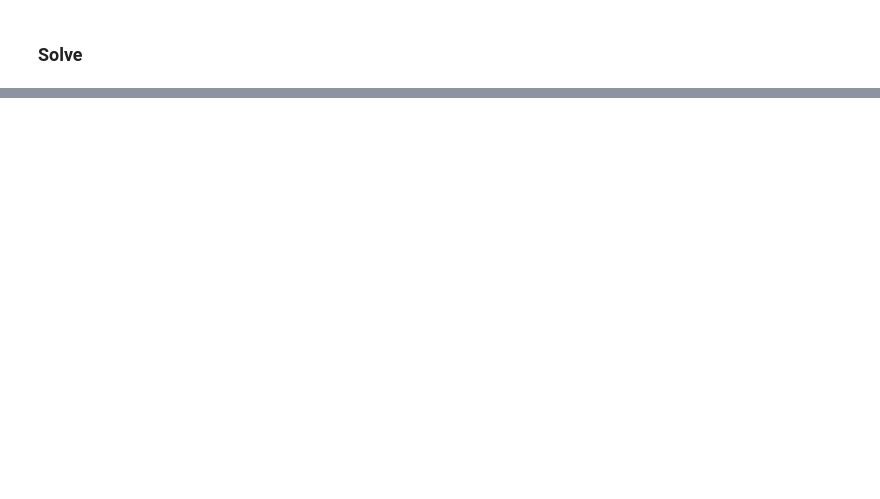
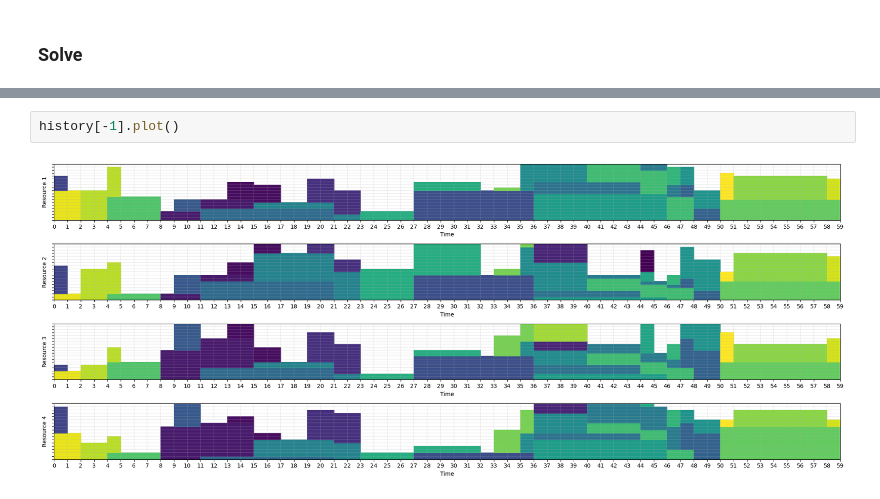
Before and after one commit to Pablof27/GS-ABC, a Jupyter notebook: Experimentation.ipynb, the cells around one changed output, grey strips where cells are left out. Saved outputs shown, nothing was run; the diff lists cells and outputs as text; blank space fills up the shorter version.

```diff
--- a/Experimentation.ipynb
+++ b/Experimentation.ipynb
@@ -49,0 +82,4 @@ Execution time for 4 workers: 27.1726326670032
+# %%
+history[-1].plot()
+# %% [output]
+[figure, added]
```
Also changed, not shown: parts of 10 cells of this notebook, 2 other files.
